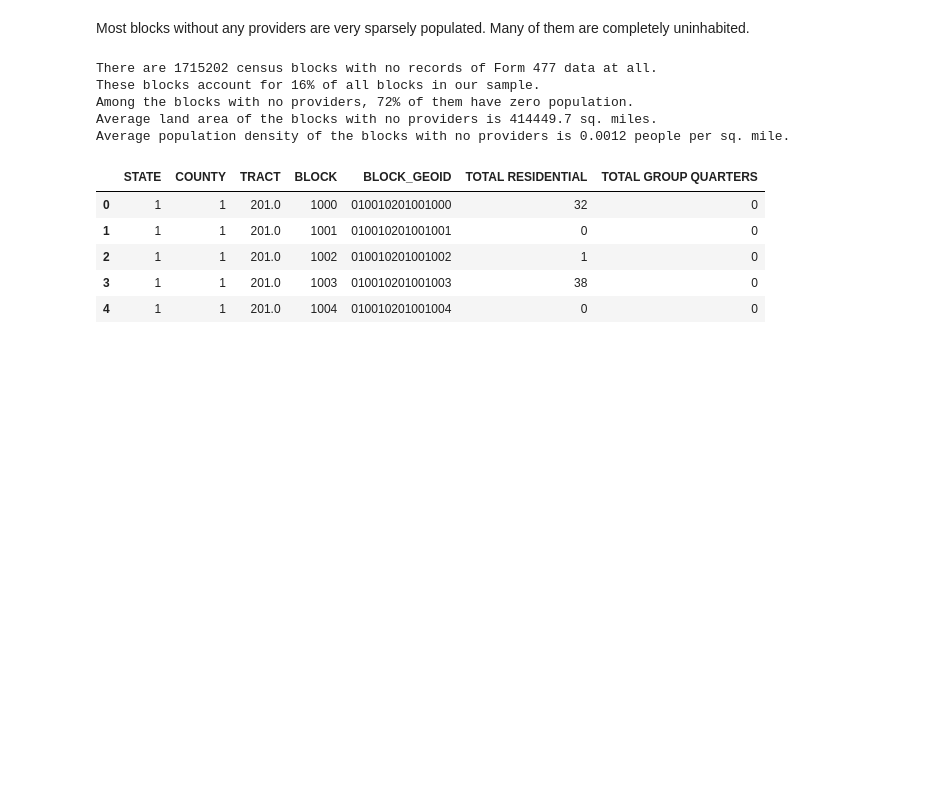
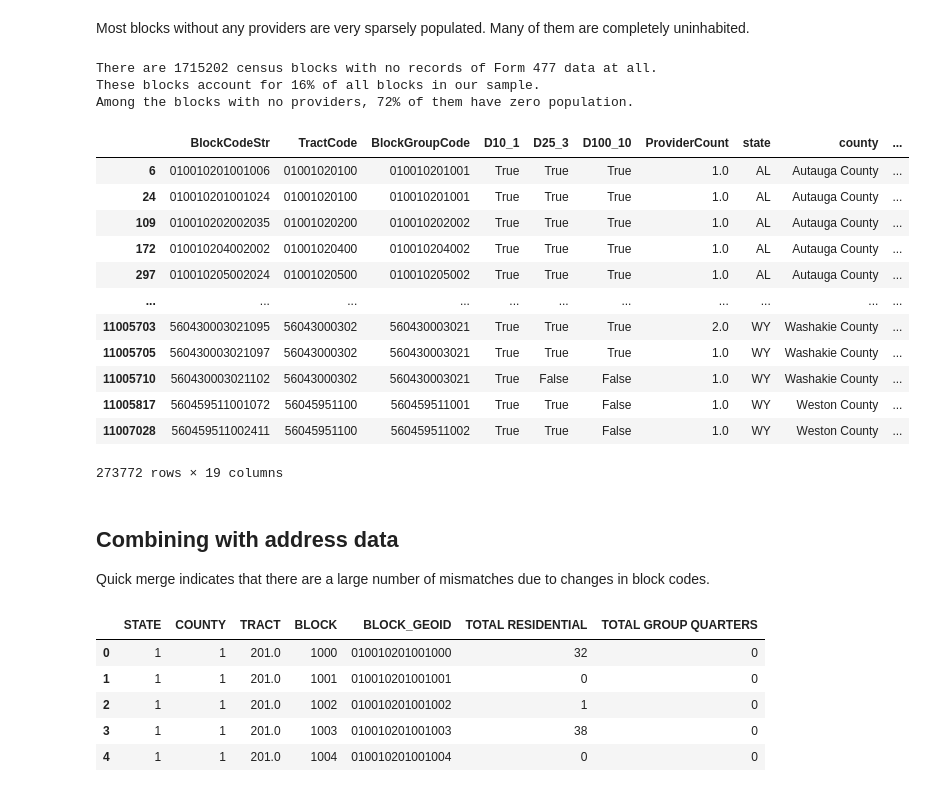
Before and after one commit to kennylee15/form477_to_acs5yr, a Jupyter notebook: form477_geographical_survey.ipynb, the cells around one changed output. Cells and saved outputs as stored; diff of their text form; code cells hidden in the pictures; blank space fills up the shorter version.

```diff
--- a/form477_geographical_survey.ipynb
+++ b/form477_geographical_survey.ipynb
@@ -115,6 +131,9 @@ combined_df = pd.merge(left = combined_df, right = df_ruca,
 
 combined_df = pd.merge(left = combined_df, right = df_pop2019,
                        left_on='blockcode', right_on='block_fips', how='left')
+
+combined_df = pd.merge(left = combined_df, right = landarea_df[['GEOID','AREALAND','AREAWATER']],
+                       left_on='blockcode', right_on='GEOID', how='left')
 # %%
 # Fill up missing geocodes for blocks, tracts and block groups
 # BlockCodeStr
@@ -563,14 +561,33 @@ no_form477['density'] = no_form477['pop2019']/(no_form477['AREALAND']*0.38610)
 print('There are {} census blocks with no records of Form 477 data at all.'.format(no_form477.shape[0]))
 print('These blocks account for {}% of all blocks in our sample.'.format(round(no_form477.shape[0]/combined_df.shape[0]*100),1))
 print('Among the blocks with no providers, {}% of them have zero population.'.format(round(no_form477.loc[no_form477['pop2019']==0,:].shape[0]/no_form477.shape[0]*100),1))
-print('Average land area of the blocks with no providers is {} sq. miles.'.format(round(no_form477['AREALAND'].mean()*0.38610*100)/100))
-print('Average population density of the blocks with no providers is {} people per sq. mile.'.format(round(no_form477['density'].mean()*10000)/10000))
+# print('Average land area of the blocks with no providers is {} sq. miles.'.format(round(no_form477['AREALAND'].mean()*0.38610*100)/100))
+# print('Average population density of the blocks with no providers is {} people per sq. mile.'.format(round(no_form477['density'].mean()*10000)/10000))
 # %% [output]
 There are 1715202 census blocks with no records of Form 477 data at all.
 These blocks account for 16% of all blocks in our sample.
 Among the blocks with no providers, 72% of them have zero population.
-Average land area of the blocks with no providers is 414449.7 sq. miles.
-Average population density of the blocks with no providers is 0.0012 people per sq. mile.
+# %%
+# These are blocks under water. Why is there service?
+combined_df.loc[(combined_df['AREALAND'].isnull()) & -(combined_df['D10_1'].isnull()),]
+# %% [output]
+|  | BlockCodeStr | TractCode | BlockGroupCode | D10_1 | D25_3 | D100_10 | ProviderCount | state | county | ... |
+| 6 | 010010201001006 | 01001020100 | 010010201001 | True | True | True | 1.0 | AL | Autauga County | ... |
+| 24 | 010010201001024 | 01001020100 | 010010201001 | True | True | True | 1.0 | AL | Autauga County | ... |
+| 109 | 010010202002035 | 01001020200 | 010010202002 | True | True | True | 1.0 | AL | Autauga County | ... |
+| 172 | 010010204002002 | 01001020400 | 010010204002 | True | True | True | 1.0 | AL | Autauga County | ... |
+| 297 | 010010205002024 | 01001020500 | 010010205002 | True | True | True | 1.0 | AL | Autauga County | ... |
+| ... | ... | ... | ... | ... | ... | ... | ... | ... | ... | ... |
+| 11005703 | 560430003021095 | 56043000302 | 560430003021 | True | True | True | 2.0 | WY | Washakie County | ... |
+| 11005705 | 560430003021097 | 56043000302 | 560430003021 | True | True | True | 1.0 | WY | Washakie County | ... |
+| 11005710 | 560430003021102 | 56043000302 | 560430003021 | True | False | False | 1.0 | WY | Washakie County | ... |
+| 11005817 | 560459511001072 | 56045951100 | 560459511001 | True | True | False | 1.0 | WY | Weston County | ... |
+| 11007028 | 560459511002411 | 56045951100 | 560459511002 | True | True | False | 1.0 | WY | Weston County | ... |
+273772 rows × 19 columns
+# %% [markdown]
+## Combining with address data
+
+Quick merge indicates that there are a large number of mismatches due to changes in block codes.
 # %%
 # Bring in ACS 5-year estimates (2019 vintage)
 address2019 = pd.read_csv('../census_address_count/census_block_addresses_2020.csv')
```
Also changed, not shown: parts of 41 cells of this notebook.
